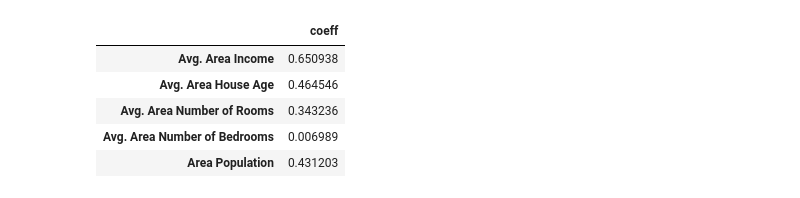
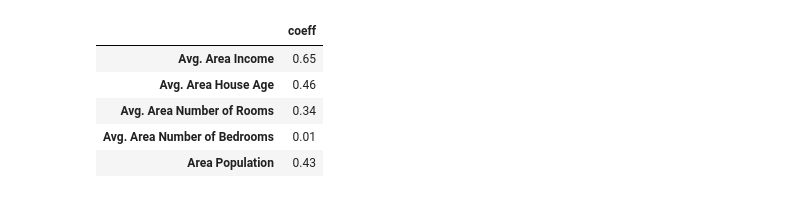
Before and after one commit to mrhosier42/House-Price-Index, a Jupyter notebook: Untitled9.ipynb, the cells around one changed output. Drawn from its saved outputs; the diff is of its cells as text; code cells hidden in the pictures.

```diff
--- a/Untitled9.ipynb
+++ b/Untitled9.ipynb
@@ -160,10 +144,11 @@ time: 11.5 ms (started: 2022-04-19 00:34:17 +00:00)
 # %%
-coeff=pd.DataFrame(lm.coef_,X.columns,columns=['coeff'])
+#
+coeff=pd.DataFrame(lm.coef_,X.columns,columns=['coeff']).round(2)
 coeff
 # %% [output]
 |  | coeff |
-| Avg. Area Income | 0.650938 |
-| Avg. Area House Age | 0.464546 |
-| Avg. Area Number of Rooms | 0.343236 |
-| Avg. Area Number of Bedrooms | 0.006989 |
-| Area Population | 0.431203 |
+| Avg. Area Income | 0.65 |
+| Avg. Area House Age | 0.46 |
+| Avg. Area Number of Rooms | 0.34 |
+| Avg. Area Number of Bedrooms | 0.01 |
+| Area Population | 0.43 |
```
Also changed, not shown: parts of 34 cells of this notebook.
